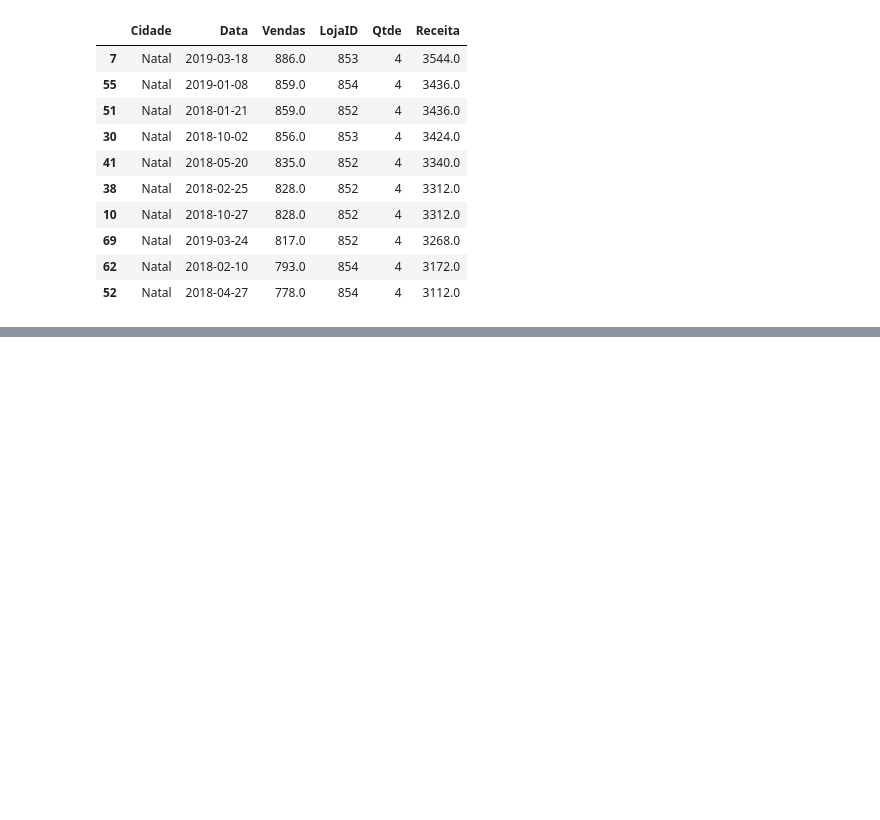
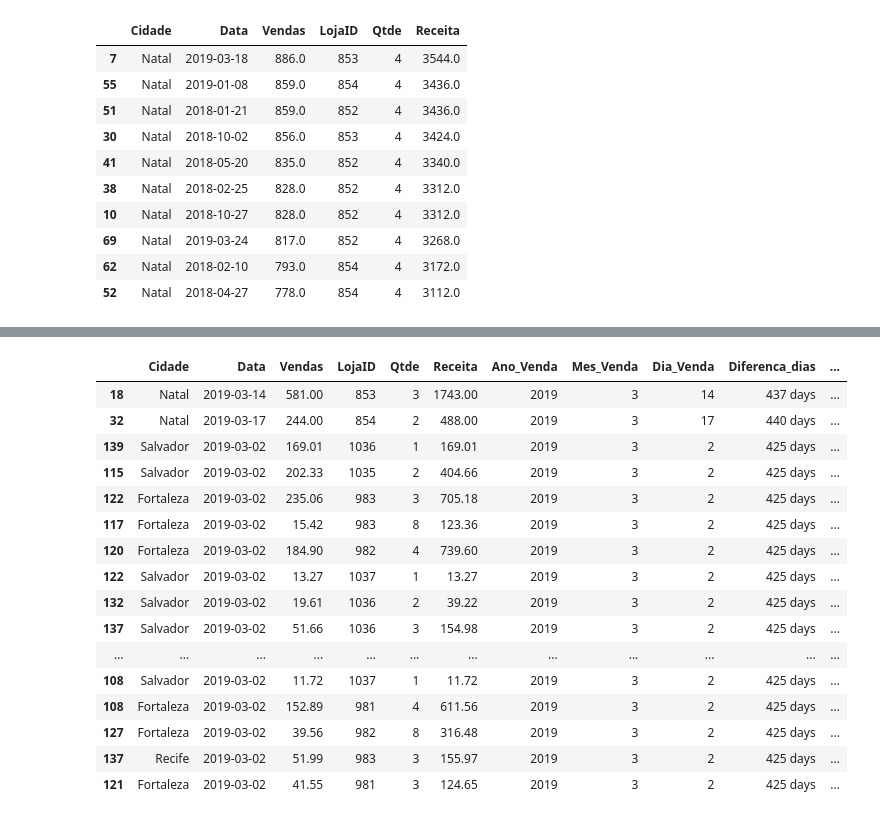
Before and after one commit to luisriego/An-lise-de-dados-com-Python-e-Pandas, a Jupyter notebook: excel_init.ipynb, the cells around one changed output, grey strips where cells are left out. Drawn from its saved outputs; the diff is of its cells as text; code cells hidden in the pictures; blank space fills up the shorter version.

```diff
--- a/excel_init.ipynb
+++ b/excel_init.ipynb
@@ -131,0 +173,3 @@ df.sort_values("Receita",ascending=False).head(10)
+# %%
+# Criar a coluna ano
+df["Ano_Venda"] = df["Data"].dt.year
@@ -131,0 +202,3 @@ df.sort_values("Receita",ascending=False).head(10)
+# %%
+# Calcular a diferencia de dias
+df["Diferenca_dias"] = df["Data"] - df["Data"].min()
@@ -131,0 +214,3 @@ df.sort_values("Receita",ascending=False).head(10)
+# %%
+#Obter tambem o trimestre da venda
+df["Trimestre_venda"] = df["Data"].dt.quarter
@@ -131,0 +226,23 @@ df.sort_values("Receita",ascending=False).head(10)
+# %%
+# Filtrado de vendas por ano e mes
+vendas_marco_19 = df.loc[(df["Data"].dt.year == 2019) & (df["Data"].dt.month == 3)]
+# %%
+vendas_marco_19.sample(20)
+# %% [output]
+|  | Cidade | Data | Vendas | LojaID | Qtde | Receita | Ano_Venda | Mes_Venda | Dia_Venda | Diferenca_dias | ... |
+| 18 | Natal | 2019-03-14 | 581.00 | 853 | 3 | 1743.00 | 2019 | 3 | 14 | 437 days | ... |
+| 32 | Natal | 2019-03-17 | 244.00 | 854 | 2 | 488.00 | 2019 | 3 | 17 | 440 days | ... |
+| 139 | Salvador | 2019-03-02 | 169.01 | 1036 | 1 | 169.01 | 2019 | 3 | 2 | 425 days | ... |
+| 115 | Salvador | 2019-03-02 | 202.33 | 1035 | 2 | 404.66 | 2019 | 3 | 2 | 425 days | ... |
+| 122 | Fortaleza | 2019-03-02 | 235.06 | 983 | 3 | 705.18 | 2019 | 3 | 2 | 425 days | ... |
+| 117 | Fortaleza | 2019-03-02 | 15.42 | 983 | 8 | 123.36 | 2019 | 3 | 2 | 425 days | ... |
+| 120 | Fortaleza | 2019-03-02 | 184.90 | 982 | 4 | 739.60 | 2019 | 3 | 2 | 425 days | ... |
+| 122 | Salvador | 2019-03-02 | 13.27 | 1037 | 1 | 13.27 | 2019 | 3 | 2 | 425 days | ... |
+| 132 | Salvador | 2019-03-02 | 19.61 | 1036 | 2 | 39.22 | 2019 | 3 | 2 | 425 days | ... |
+| 137 | Salvador | 2019-03-02 | 51.66 | 1036 | 3 | 154.98 | 2019 | 3 | 2 | 425 days | ... |
+| ... | ... | ... | ... | ... | ... | ... | ... | ... | ... | ... | ... |
+| 108 | Salvador | 2019-03-02 | 11.72 | 1037 | 1 | 11.72 | 2019 | 3 | 2 | 425 days | ... |
+| 108 | Fortaleza | 2019-03-02 | 152.89 | 981 | 4 | 611.56 | 2019 | 3 | 2 | 425 days | ... |
+| 127 | Fortaleza | 2019-03-02 | 39.56 | 982 | 8 | 316.48 | 2019 | 3 | 2 | 425 days | ... |
+| 137 | Recife | 2019-03-02 | 51.99 | 983 | 3 | 155.97 | 2019 | 3 | 2 | 425 days | ... |
+| 121 | Fortaleza | 2019-03-02 | 41.55 | 981 | 3 | 124.65 | 2019 | 3 | 2 | 425 days | ... |
```
Also changed, not shown: parts of 22 cells of this notebook.
